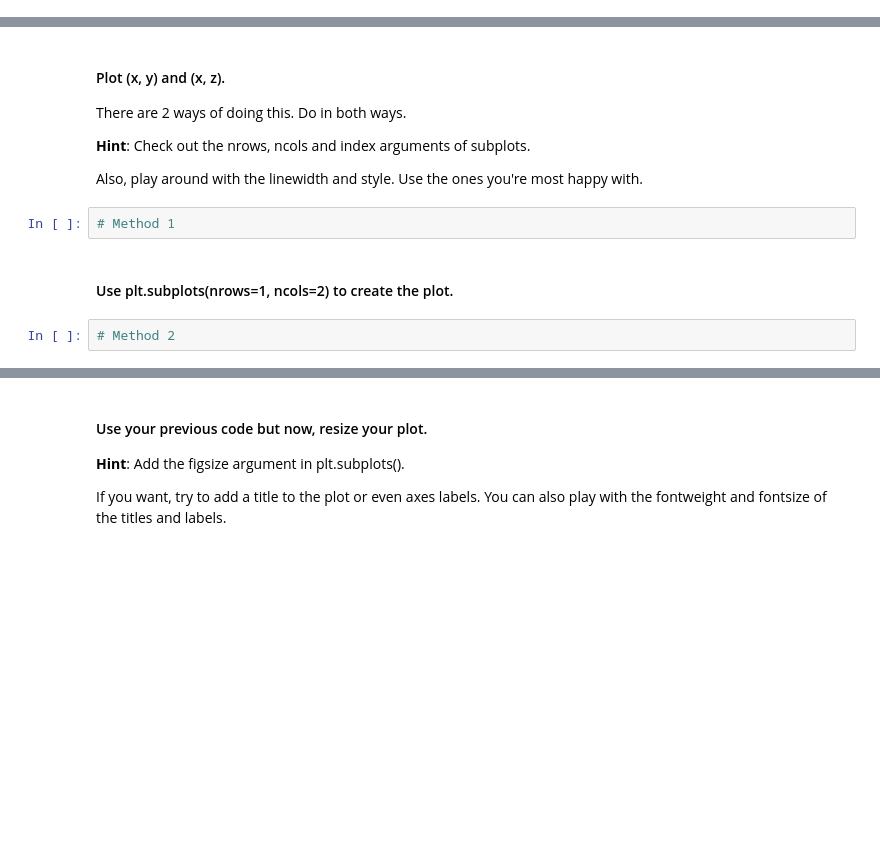
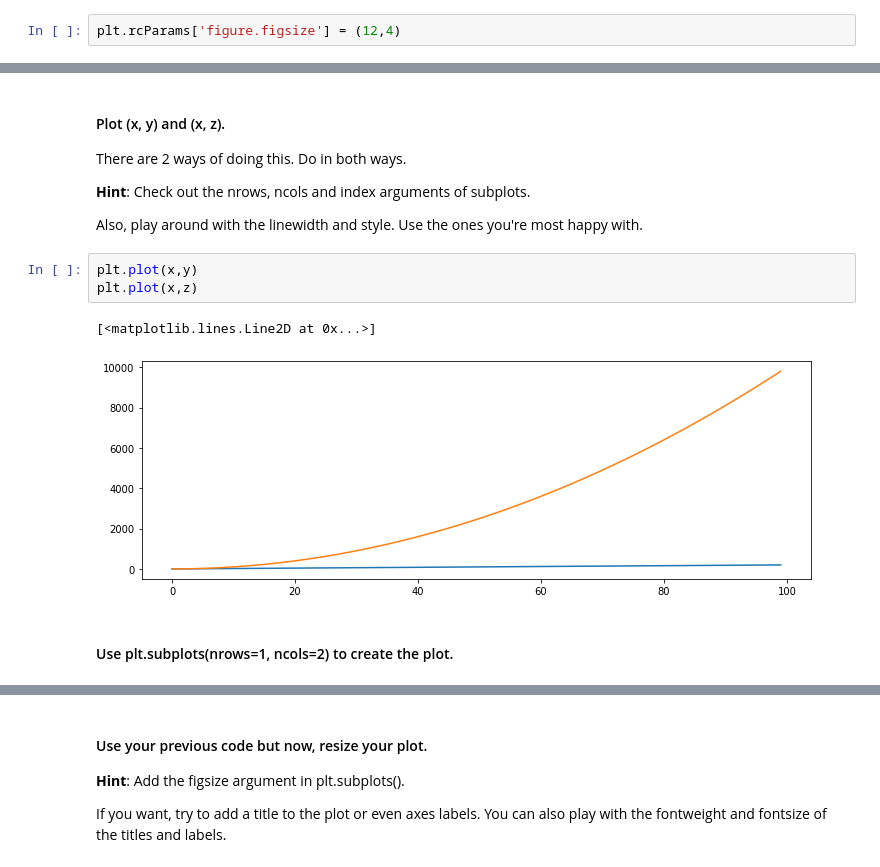
Before and after one commit to ta-datapt-bcn/lab-matplotlib-seaborn, a Jupyter notebook: your-code/main.ipynb, the cells around one changed output, grey strips where cells are left out. Cells and saved outputs as stored; diff of their text form; blank space fills up the shorter version.

```diff
--- a/your-code/main.ipynb
+++ b/your-code/main.ipynb
@@ -11,3 +14,5 @@ import numpy as np
+# %%
+plt.rcParams['figure.figsize'] = (12,4)
 # %% [markdown]
 ## Challenge 1
 
@@ -23,9 +28,11 @@ There are 2 ways of doing this. Do in both ways.
 **Hint**: Check out the nrows, ncols and index arguments of subplots.
 
 Also, play around with the linewidth and style. Use the ones you're most happy with.
-# %%
-# Method 1
+# %%
+plt.plot(x,y)
+plt.plot(x,z)
+# %% [output]
+[<matplotlib.lines.Line2D at 0x...>]
+[figure, added]
 # %% [markdown]
 #### Use plt.subplots(nrows=1, ncols=2) to create the plot.
-# %%
-# Method 2
```
Also changed, not shown: parts of 65 cells of this notebook, 2 other files.
